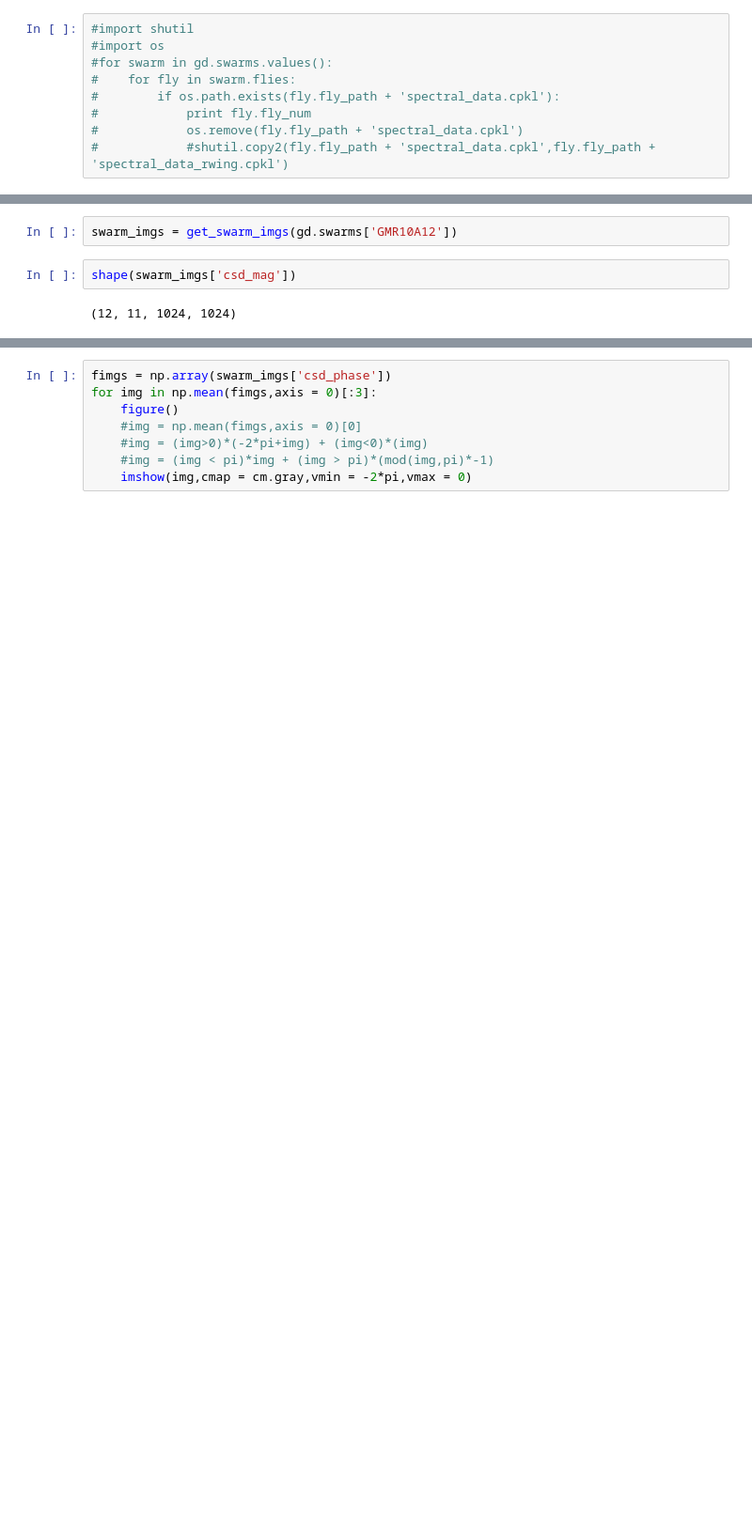
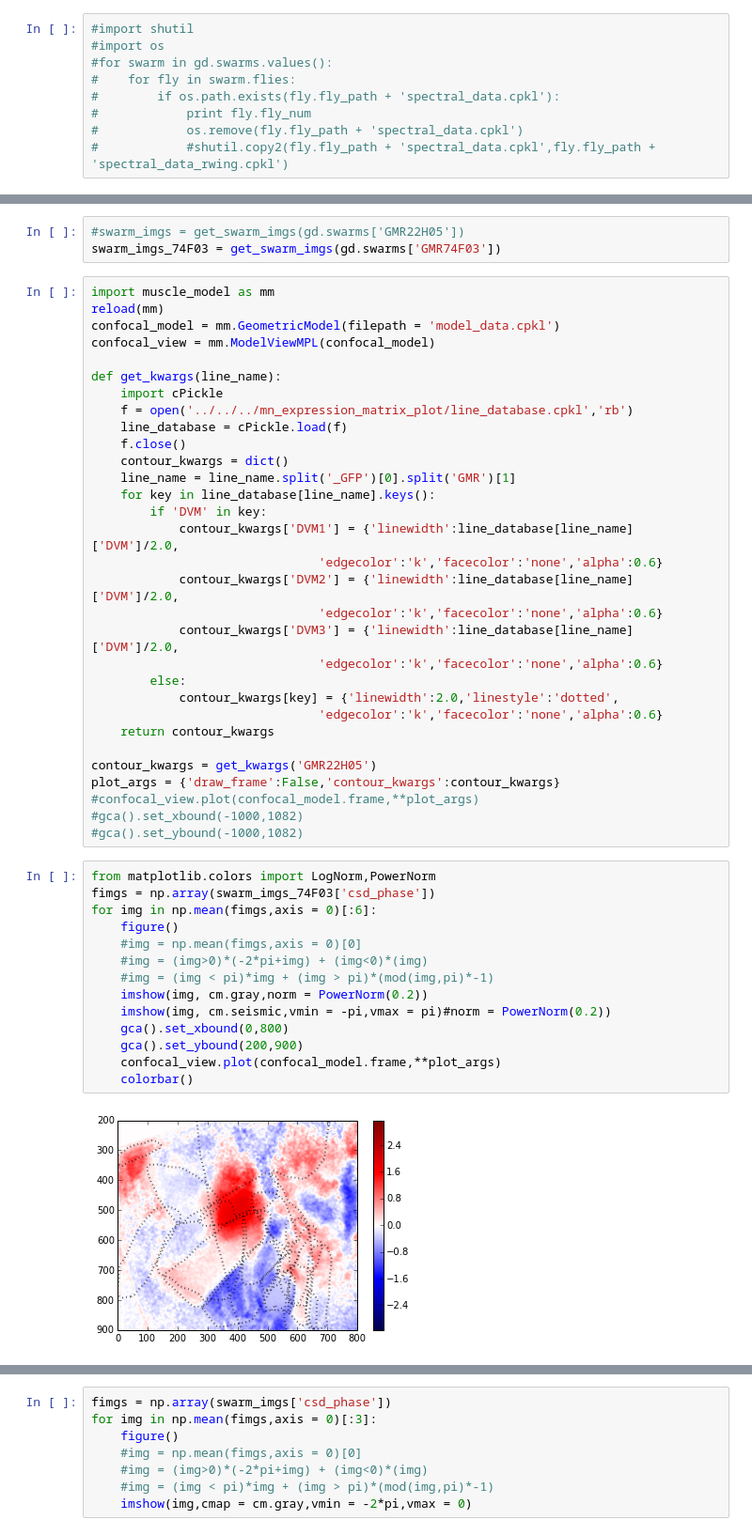
Before and after one commit to psilentp/flight-muscles, a Jupyter notebook: experimental/00_squadrons/16_step_yaw_mod1/Analysis/calc_spectral_images.ipynb, the cells around one changed output, grey strips where cells are left out. Shown at 94% size. Drawn from its saved outputs; the diff is of its cells as text; blank space fills up the shorter version.

Commit message:
working on figure 2, looks a bit better now

```diff
--- a/experimental/00_squadrons/16_step_yaw_mod1/Analysis/calc_spectral_images.ipynb
+++ b/experimental/00_squadrons/16_step_yaw_mod1/Analysis/calc_spectral_images.ipynb
@@ -203,9 +206,53 @@ def get_swarm_imgs(swarm):
     return swarm_imgs
             #imshow(warp_fly_image(fly,img),cmap = cm.gray)
             #gca().set_title(str(band))
-# %%
-swarm_imgs = get_swarm_imgs(gd.swarms['GMR10A12'])
-# %%
-shape(swarm_imgs['csd_mag'])
-# %% [output]
-(12, 11, 1024, 1024)
+# %%
+#swarm_imgs = get_swarm_imgs(gd.swarms['GMR22H05'])
+swarm_imgs_74F03 = get_swarm_imgs(gd.swarms['GMR74F03'])
+# %%
+import muscle_model as mm
+reload(mm)
+confocal_model = mm.GeometricModel(filepath = 'model_data.cpkl')
+confocal_view = mm.ModelViewMPL(confocal_model)
+
+def get_kwargs(line_name):
+    import cPickle
+    f = open('../../../mn_expression_matrix_plot/line_database.cpkl','rb')
+    line_database = cPickle.load(f)
+    f.close()
+    contour_kwargs = dict()
+    line_name = line_name.split('_GFP')[0].split('GMR')[1]
+    for key in line_database[line_name].keys():
+        if 'DVM' in key:
+            contour_kwargs['DVM1'] = {'linewidth':line_database[line_name]['DVM']/2.0,
+                               'edgecolor':'k','facecolor':'none','alpha':0.6}
+            contour_kwargs['DVM2'] = {'linewidth':line_database[line_name]['DVM']/2.0,
+                               'edgecolor':'k','facecolor':'none','alpha':0.6}
+            contour_kwargs['DVM3'] = {'linewidth':line_database[line_name]['DVM']/2.0,
+                               'edgecolor':'k','facecolor':'none','alpha':0.6}
+        else:
+            contour_kwargs[key] = {'linewidth':2.0,'linestyle':'dotted',
+                               'edgecolor':'k','facecolor':'none','alpha':0.6}
+    return contour_kwargs
+
+contour_kwargs = get_kwargs('GMR22H05')
+plot_args = {'draw_frame':False,'contour_kwargs':contour_kwargs}
+#confocal_view.plot(confocal_model.frame,**plot_args)
+#gca().set_xbound(-1000,1082)
+#gca().set_ybound(-1000,1082)
+# %%
+from matplotlib.colors import LogNorm,PowerNorm
+fimgs = np.array(swarm_imgs_74F03['csd_phase'])
+for img in np.mean(fimgs,axis = 0)[:6]:
+    figure()
+    #img = np.mean(fimgs,axis = 0)[0]
+    #img = (img>0)*(-2*pi+img) + (img<0)*(img)
+    #img = (img < pi)*img + (img > pi)*(mod(img,pi)*-1)
+    imshow(img, cm.gray,norm = PowerNorm(0.2))
+    imshow(img, cm.seismic,vmin = -pi,vmax = pi)#norm = PowerNorm(0.2))
+    gca().set_xbound(0,800)
+    gca().set_ybound(200,900)
+    confocal_view.plot(confocal_model.frame,**plot_args)
+    colorbar()
+# %% [output]
+[figure, added]
```
Also changed, not shown: parts of 7 cells of this notebook, 4 other files.
